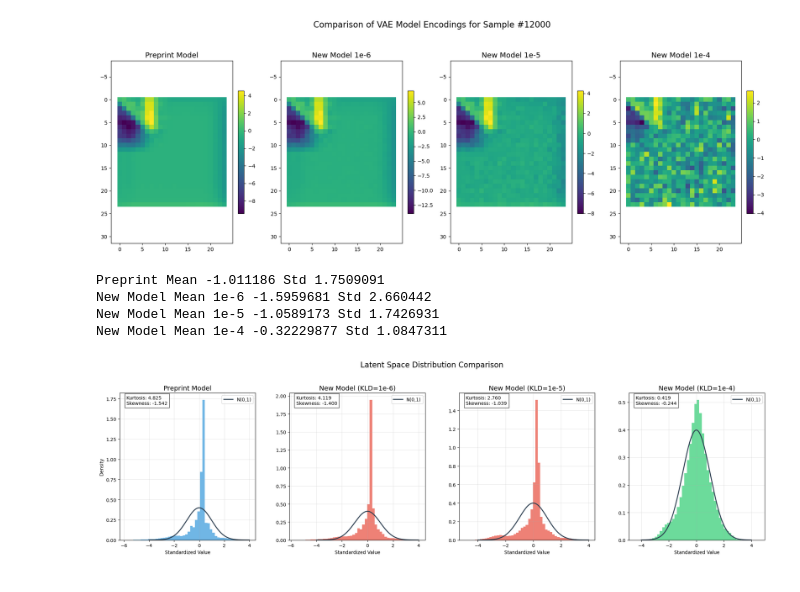
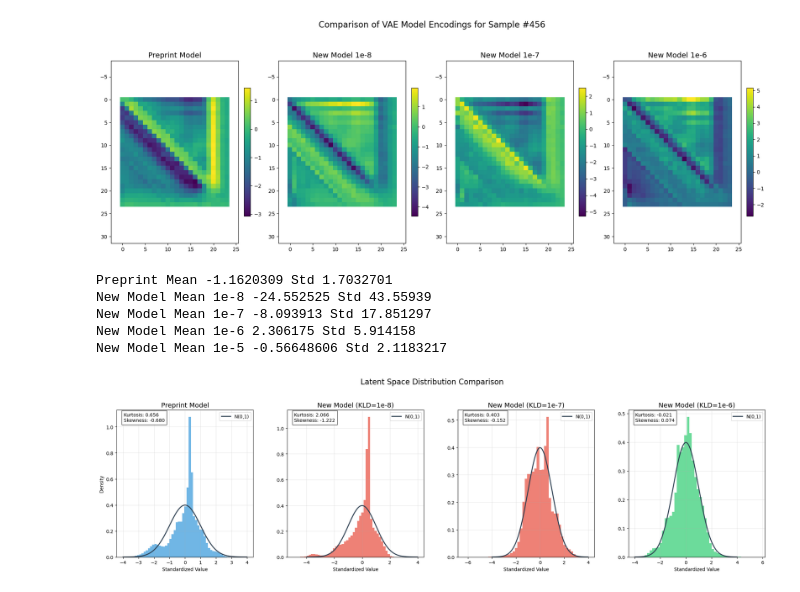
Before and after one commit to idptools/starling, a Jupyter notebook: devtools/scripts/large_dm_VAE_test.ipynb, the cells around one changed output. Saved outputs shown, nothing was run; the diff lists cells and outputs as text; code cells hidden in the pictures.

```diff
--- a/devtools/scripts/large_dm_VAE_test.ipynb
+++ b/devtools/scripts/large_dm_VAE_test.ipynb
@@ -235,0 +242,9 @@ data = [load_hdf5_data(i) for i in files]
+# %%
+import glob
+
+data = [load_hdf5_data(i) for i in files]
+
+dm, seq = zip(*data)
+
+dm = [i for i in dm if i is not None]
+seq = [i for i in seq if i is not None]
@@ -236,2 +265,2 @@ data = [load_hdf5_data(i) for i in files]
 # %%
-data = np.concatenate(data, axis=0)
+data = np.concatenate(dm, axis=0)
@@ -238,10 +293,11 @@ data = np.concatenate(data, axis=0)
 # %%
 preprint_encoded_data = encode_data(preprint_VAE, data)
+new_encoded_data_1e8 = encode_data(new_model_1e8, data)
+new_encoded_data_1e7 = encode_data(new_model_1e7, data)
 new_encoded_data_1e6 = encode_data(new_model_1e6, data)
 new_encoded_data_1e5 = encode_data(new_model_1e5, data)
-new_encoded_data_1e4 = encode_data(new_model_1e4, data)
 # %%
-sample = 12000
+sample = 456
 
 # Create a figure with 3 subplots
 fig, axes = plt.subplots(1, 4, figsize=(18, 6))
@@ -249,58 +305,63 @@ fig, axes = plt.subplots(1, 4, figsize=(18, 6))
 # Plot image from preprint model
 # Create histogram for new model (1e-4)
 latent_space = preprint_encoded_data
-# latent_space = (latent_space - latent_space.mean()) / latent_space.std()
+latent_space = latent_space / latent_space.std()
 im1 = axes[0].imshow(latent_space[sample], cmap='viridis')
 axes[0].set_title('Preprint Model', fontsize=14)
 axes[0].axis('equal')
 fig.colorbar(im1, ax=axes[0], fraction=0.046, pad=0.04)
 
 # Plot image from new model
-latent_space = new_encoded_data_1e6
-# latent_space = (latent_space - latent_space.mean()) / latent_space.std()
+latent_space = new_encoded_data_1e8
+latent_space = latent_space / latent_space.std()
 im2 = axes[1].imshow(latent_space[sample], cmap='viridis')
-axes[1].set_title('New Model 1e-6', fontsize=14)
+axes[1].set_title('New Model 1e-8', fontsize=14)
 axes[1].axis('equal')
 fig.colorbar(im2, ax=axes[1], fraction=0.046, pad=0.04)
 
 # Plot image from new model
-latent_space = new_encoded_data_1e5
-# latent_space = (latent_space - latent_space.mean()) / latent_space.std()
+latent_space = new_encoded_data_1e7
+latent_space = latent_space / latent_space.std()
 im2 = axes[2].imshow(latent_space[sample], cmap='viridis')
-axes[2].set_title('New Model 1e-5', fontsize=14)
+axes[2].set_title('New Model 1e-7', fontsize=14)
 axes[2].axis('equal')
 fig.colorbar(im2, ax=axes[2], fraction=0.046, pad=0.04)
 
+
 # Plot difference between models
-latent_space = new_encoded_data_1e4
-# latent_space = (latent_space - latent_space.mean()) / latent_space.std()
+latent_space = new_encoded_data_1e6
+latent_space = latent_space / latent_space.std()
 im3 = axes[3].imshow(latent_space[sample], cmap='viridis')
-axes[3].set_title('New Model 1e-4', fontsize=14)
+axes[3].set_title('New Model 1e-6', fontsize=14)
 axes[3].axis('equal')
 fig.colorbar(im3, ax=axes[3], fraction=0.046, pad=0.04)
+
 
 # Add overall title
 plt.suptitle(f'Comparison of VAE Model Encodings for Sample #{sample}', fontsize=16, y=1.05)
 
 # Ensure proper spacing
 plt.tight_layout()
 
 plt.show()
 # %% [output]
-[figure, old version]
+[figure, new version]
 # %%
 print('Preprint Mean', preprint_encoded_data.mean(), 'Std', preprint_encoded_data.std())
+
+print('New Model Mean 1e-8', new_encoded_data_1e8.mean(), 'Std', new_encoded_data_1e8.std())
+
+print('New Model Mean 1e-7', new_encoded_data_1e7.mean(), 'Std', new_encoded_data_1e7.std())
 
 print('New Model Mean 1e-6', new_encoded_data_1e6.mean(), 'Std', new_encoded_data_1e6.std())
 
 print('New Model Mean 1e-5', new_encoded_data_1e5.mean(), 'Std', new_encoded_data_1e5.std())
-
-print('New Model Mean 1e-4', new_encoded_data_1e4.mean(), 'Std', new_encoded_data_1e4.std())
 # %% [output]
-Preprint Mean -1.011186 Std 1.7509091
-New Model Mean 1e-6 -1.5959681 Std 2.660442
-New Model Mean 1e-5 -1.0589173 Std 1.7426931
-New Model Mean 1e-4 -0.32229877 Std 1.0847311
+Preprint Mean -1.1620309 Std 1.7032701
+New Model Mean 1e-8 -24.552525 Std 43.55939
+New Model Mean 1e-7 -8.093913 Std 17.851297
+New Model Mean 1e-6 2.306175 Std 5.914158
+New Model Mean 1e-5 -0.56648606 Std 2.1183217
 # %%
 import numpy as np
 import matplotlib.pyplot as plt
@@ -333,49 +394,50 @@ axes[0].grid(alpha=0.3)
 axes[0].legend()
 
 # Create histogram for new model (1e-6)
-latent_space = new_encoded_data_1e6
+latent_space = new_encoded_data_1e8
 flattened = rearrange(((latent_space - latent_space.mean()) / latent_space.std()), "b h w -> (b h w)")
 
 axes[1].hist(flattened, bins=50, alpha=0.7, density=True, color=colors[1])
 axes[1].plot(x, normal_pdf, 'k-', linewidth=2, color=line_color, label='N(0,1)')
-axes[1].set_title('New Model (KLD=1e-6)', fontsize=14)
+axes[1].set_title('New Model (KLD=1e-8)', fontsize=14)
 # axes[1].set_xlim(-4, 4)
 axes[1].set_xlabel('Standardized Value')
 axes[1].grid(alpha=0.3)
 axes[1].legend()
 
 # Create histogram for new model (1e-5)
-latent_space = new_encoded_data_1e5
+latent_space = new_encoded_data_1e7
 flattened = rearrange(((latent_space - latent_space.mean()) / latent_space.std()), "b h w -> (b h w)")
 
 axes[2].hist(flattened, bins=50, alpha=0.7, density=True, color=colors[1])
 axes[2].plot(x, normal_pdf, 'k-', linewidth=2, color=line_color, label='N(0,1)')
-axes[2].set_title('New Model (KLD=1e-5)', fontsize=14)
+axes[2].set_title('New Model (KLD=1e-7)', fontsize=14)
 # axes[1].set_xlim(-4, 4)
 axes[2].set_xlabel('Standardized Value')
 axes[2].grid(alpha=0.3)
 axes[2].legend()
 
 # Create histogram for new model (1e-4)
-latent_space = new_encoded_data_1e4
+latent_space = new_encoded_data_1e6
 flattened = rearrange(((latent_space - latent_space.mean()) / latent_space.std()), "b h w -> (b h w)")
 
 axes[3].hist(flattened, bins=50, alpha=0.7, density=True, color=colors[2])
 axes[3].plot(x, normal_pdf, 'k-', linewidth=2, color=line_color, label='N(0,1)')
-axes[3].set_title('New Model (KLD=1e-4)', fontsize=14)
+axes[3].set_title('New Model (KLD=1e-6)', fontsize=14)
 # axes[2].set_xlim(-4, 4)
 axes[3].set_xlabel('Standardized Value')
 axes[3].grid(alpha=0.3)
 axes[3].legend()
 
+
 # Add statistical data
-for i, (title, data) in enumerate([
+for i, (title, encoded_data) in enumerate([
     ("Preprint", preprint_encoded_data),
+    ("New (1e-8)", new_encoded_data_1e8),
     ("New (1e-6)", new_encoded_data_1e6),
-    ("New (1e-5)", new_encoded_data_1e5),
-    ("New (1e-4)", new_encoded_data_1e4)
+    ("New (1e-7)", new_encoded_data_1e7),
 ]):
-    normalized = rearrange(((data - data.mean()) / data.std()), "b h w -> (b h w)")
+    normalized = rearrange(((encoded_data - encoded_data.mean()) / encoded_data.std()), "b h w -> (b h w)")
     kurtosis = stats.kurtosis(normalized)
     skewness = stats.skew(normalized)
     axes[i].text(0.05, 0.92, f"Kurtosis: {kurtosis:.3f}\nSkewness: {skewness:.3f}",
@@ -389,4 +451,4 @@ plt.subplots_adjust(wspace=0.25)  # Add space between subplots
 # plt.savefig('latent_space_distribution.png', dpi=300, bbox_inches='tight')
 # plt.show()
 # %% [output]
-[figure, old version]
+[figure, new version]
```
Also changed, not shown: parts of 40 cells of this notebook, 3 other files.
